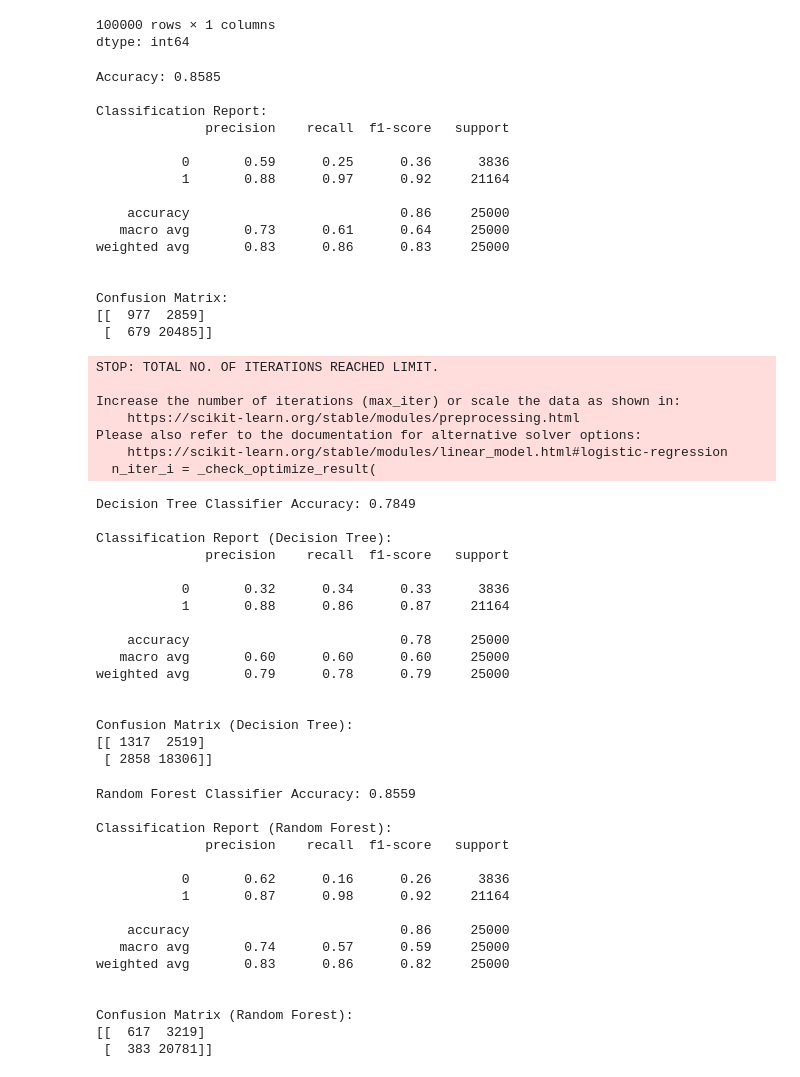
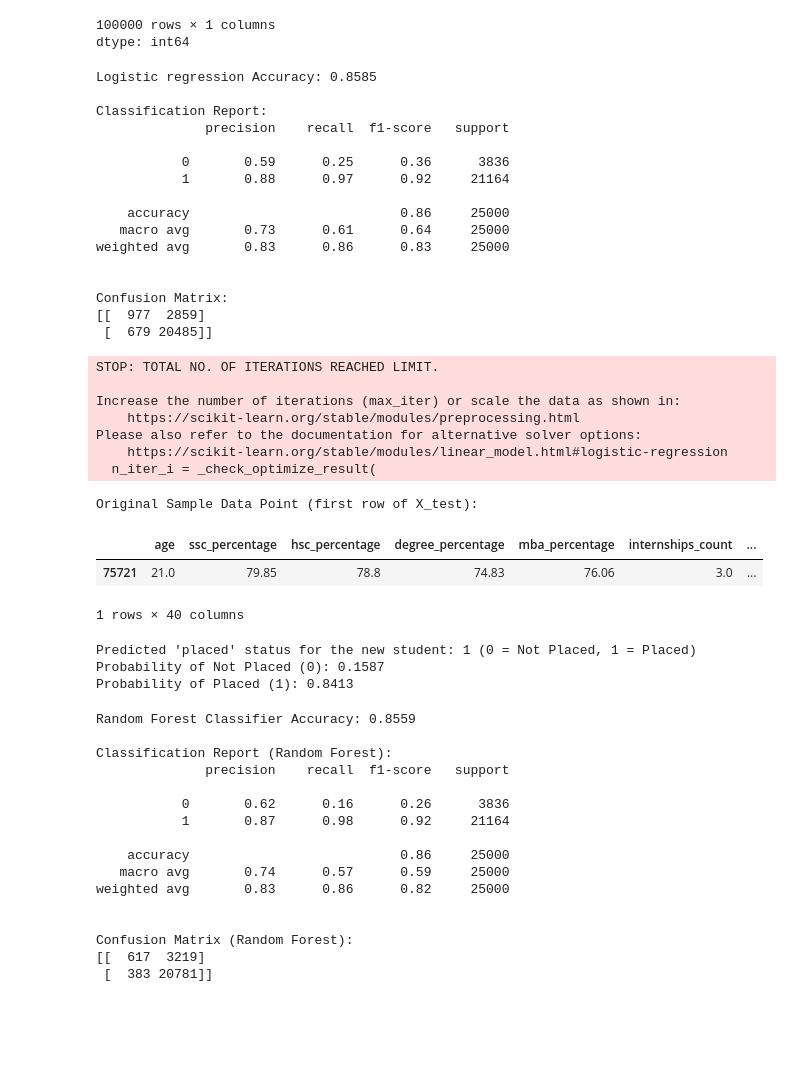
Before and after one commit to sreenandinisreenivasan3-sree/ML-project, a Jupyter notebook: Project1.ipynb, the cells around one changed output. Drawn from its saved outputs; the diff is of its cells as text; code cells hidden in the pictures; blank space fills up the shorter version.

```diff
--- a/Project1.ipynb
+++ b/Project1.ipynb
@@ -185,13 +185,13 @@ logistic_model.fit(X_train, y_train)
 y_pred = logistic_model.predict(X_test)
 
 accuracy = accuracy_score(y_test, y_pred)
-print(f"Accuracy: {accuracy:.4f}")
+print(f"Logistic regression Accuracy: {accuracy:.4f}")
 print("\nClassification Report:")
 print(classification_report(y_test, y_pred))
 print("\nConfusion Matrix:")
 print(confusion_matrix(y_test, y_pred))
 # %% [output]
-Accuracy: 0.8585
+Logistic regression Accuracy: 0.8585
 
 Classification Report:
               precision    recall  f1-score   support
@@ -214,39 +214,35 @@ Increase the number of iterations (max_iter) or scale the data as shown in:
 Please also refer to the documentation for alternative solver options:
     https://scikit-learn.org/stable/modules/linear_model.html#logistic-regression
   n_iter_i = _check_optimize_result(
-# %%
-from sklearn.tree import DecisionTreeClassifier
-from sklearn.metrics import accuracy_score, classification_report, confusion_matrix # Added imports
-tree_model = DecisionTreeClassifier(random_state=42)
-tree_model.fit(X_train, y_train)
-
-y_pred_dt =tree_model.predict(X_test)
-
-accuracy_dt = accuracy_score(y_test, y_pred_dt)
-print(f"Decision Tree Classifier Accuracy: {accuracy_dt:.4f}")
-
-print("\nClassification Report (Decision Tree):")
-print(classification_report(y_test, y_pred_dt))
-
-print("\nConfusion Matrix (Decision Tree):")
-print(confusion_matrix(y_test, y_pred_dt))
-# %% [output]
-Decision Tree Classifier Accuracy: 0.7849
-
-Classification Report (Decision Tree):
-              precision    recall  f1-score   support
-
-           0       0.32      0.34      0.33      3836
-           1       0.88      0.86      0.87     21164
-
-    accuracy                           0.78     25000
-   macro avg       0.60      0.60      0.60     25000
-weighted avg       0.79      0.78      0.79     25000
-
-
-Confusion Matrix (Decision Tree):
-[[ 1317  2519]
- [ 2858 18306]]
+# %%
+# Take the first sample from X_test as an example for prediction
+new_student_data = X_test.iloc[[0]].copy()
+
+print("Original Sample Data Point (first row of X_test):")
+display(new_student_data)
+
+# --- You can modify values in this sample data point ---
+# For example, let's change the ssc_percentage for this hypothetical student
+# new_student_data['ssc_percentage'] = 85.0
+# print("\nModified Sample Data Point:")
+# display(new_student_data)
+# -----------------------------------------------------
+
+# Make a prediction using the logistic regression model
+prediction = logistic_model.predict(new_student_data)
+prediction_proba = logistic_model.predict_proba(new_student_data)
+
+print(f"\nPredicted 'placed' status for the new student: {prediction[0]} (0 = Not Placed, 1 = Placed)")
+print(f"Probability of Not Placed (0): {prediction_proba[0][0]:.4f}")
+print(f"Probability of Placed (1): {prediction_proba[0][1]:.4f}")
+# %% [output]
+Original Sample Data Point (first row of X_test):
+|  | age | ssc_percentage | hsc_percentage | degree_percentage | mba_percentage | internships_count | ... |
+| 75721 | 21.0 | 79.85 | 78.8 | 74.83 | 76.06 | 3.0 | ... |
+1 rows × 40 columns
+Predicted 'placed' status for the new student: 1 (0 = Not Placed, 1 = Placed)
+Probability of Not Placed (0): 0.1587
+Probability of Placed (1): 0.8413
 # %%
 from sklearn.ensemble import RandomForestClassifier
 from sklearn.metrics import accuracy_score, classification_report, confusion_matrix
```
Also changed, not shown: parts of 1 cell of this notebook.
